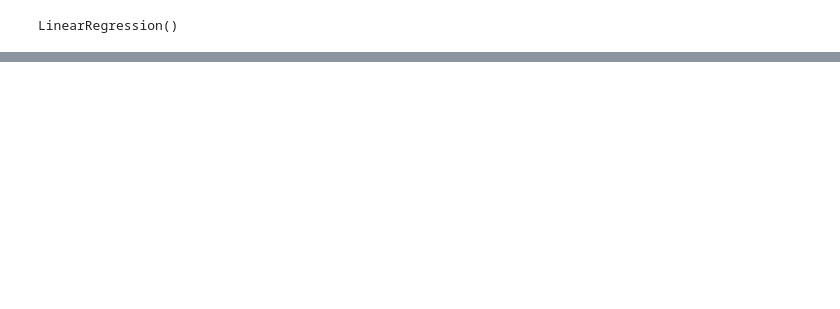
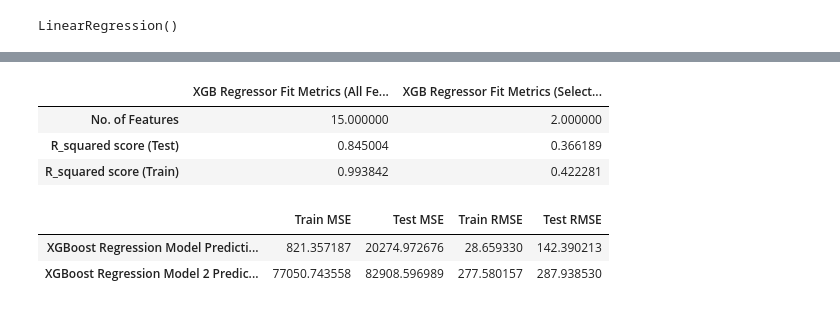
Before and after one commit to ibabarx/Machine-Learning-Hands-On, a Jupyter notebook: Airbnb Prices in European Cities/amsterdam.ipynb, the cells around one changed output, grey strips where cells are left out. Drawn from its saved outputs; the diff is of its cells as text; code cells hidden in the pictures; blank space fills up the shorter version.

```diff
--- a/Airbnb Prices in European Cities/amsterdam.ipynb
+++ b/Airbnb Prices in European Cities/amsterdam.ipynb
@@ -453,0 +745,9 @@ amsterdam_Linear_Regression_fit_evaulation
+# %%
+feature_selector = SelectFromModel(XGBRegressor_1)
+feature_selector.fit(amsterdam_X_train, amsterdam_Y_train)
+
+amsterdam_X_train_selected = feature_selector.transform(amsterdam_X_train)
+amsterdam_X_test_selected = feature_selector.transform(amsterdam_X_test)
+# %%
+XGBRegressor_1.fit(amsterdam_X_train,amsterdam_Y_train)
+XGBRegressor_2.fit(amsterdam_X_train_selected,amsterdam_Y_train)
@@ -453,0 +766,5 @@ amsterdam_Linear_Regression_fit_evaulation
+# %%
+XGBRegressor_train_Pred = XGBRegressor_1.predict(amsterdam_X_train)
+XGBRegressor_test_Pred = XGBRegressor_1.predict(amsterdam_X_test)
+XGBRegressor_2_train_Pred = XGBRegressor_2.predict(amsterdam_X_train_selected)
+XGBRegressor_2_test_Pred = XGBRegressor_2.predict(amsterdam_X_test_selected)
@@ -453,0 +787,27 @@ amsterdam_Linear_Regression_fit_evaulation
+# %%
+XGBRegressor_predict_evaulation = {'Train MSE': mean_squared_error(amsterdam_Y_train,XGBRegressor_train_Pred),
+                                           'Test MSE' : mean_squared_error(amsterdam_Y_test,XGBRegressor_test_Pred),
+                                           'Train RMSE': mean_squared_error(amsterdam_Y_train,XGBRegressor_train_Pred,squared=False),
+                                           'Test RMSE' : mean_squared_error(amsterdam_Y_test,XGBRegressor_test_Pred,squared=False)}
+XGBRegressor_predict_evaulation = pd.DataFrame(XGBRegressor_predict_evaulation,index=['XGBoost Regression Model Prediction Metrics'])
+
+XGBRegressor_2_predict_evaulation = {'Train MSE': mean_squared_error(amsterdam_Y_train,XGBRegressor_2_train_Pred),
+                                           'Test MSE' : mean_squared_error(amsterdam_Y_test,XGBRegressor_2_test_Pred),
+                                           'Train RMSE': mean_squared_error(amsterdam_Y_train,XGBRegressor_2_train_Pred,squared=False),
+                                           'Test RMSE' : mean_squared_error(amsterdam_Y_test,XGBRegressor_2_test_Pred,squared=False)}
+XGBRegressor_2_predict_evaulation = pd.DataFrame(XGBRegressor_2_predict_evaulation,index=['XGBoost Regression Model 2 Prediction Metrics'])
+# %%
+amsterdam_XGB_fit_evaulation = pd.concat([XGBRegressor_fit_evaulation,XGBRegressor_2_fit_evaulation_2],axis=1)
+amsterdam_XGB_fit_evaulation
+# %% [output]
+|  | XGB Regressor Fit Metrics (All Fe... | XGB Regressor Fit Metrics (Select... |
+| No. of Features | 15.000000 | 2.000000 |
+| R_squared score (Test) | 0.845004 | 0.366189 |
+| R_squared score (Train) | 0.993842 | 0.422281 |
+# %%
+amsterdam_XGB_predict_evaulation = pd.concat([XGBRegressor_predict_evaulation,XGBRegressor_2_predict_evaulation],axis=0)
+amsterdam_XGB_predict_evaulation
+# %% [output]
+|  | Train MSE | Test MSE | Train RMSE | Test RMSE |
+| XGBoost Regression Model Predicti... | 821.357187 | 20274.972676 | 28.659330 | 142.390213 |
+| XGBoost Regression Model 2 Predic... | 77050.743558 | 82908.596989 | 277.580157 | 287.938530 |
```
Also changed, not shown: parts of 75 cells of this notebook.
